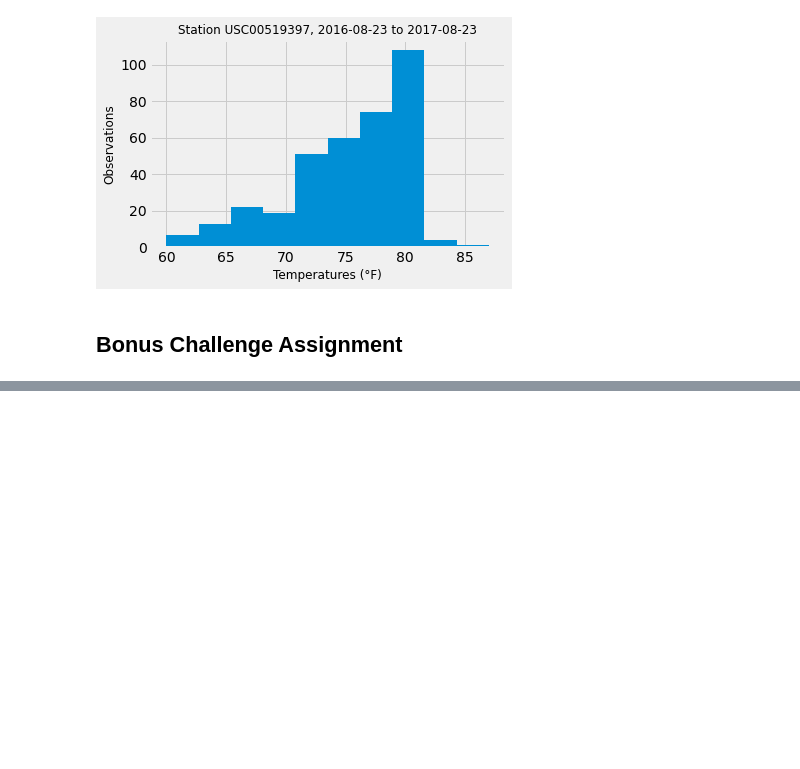
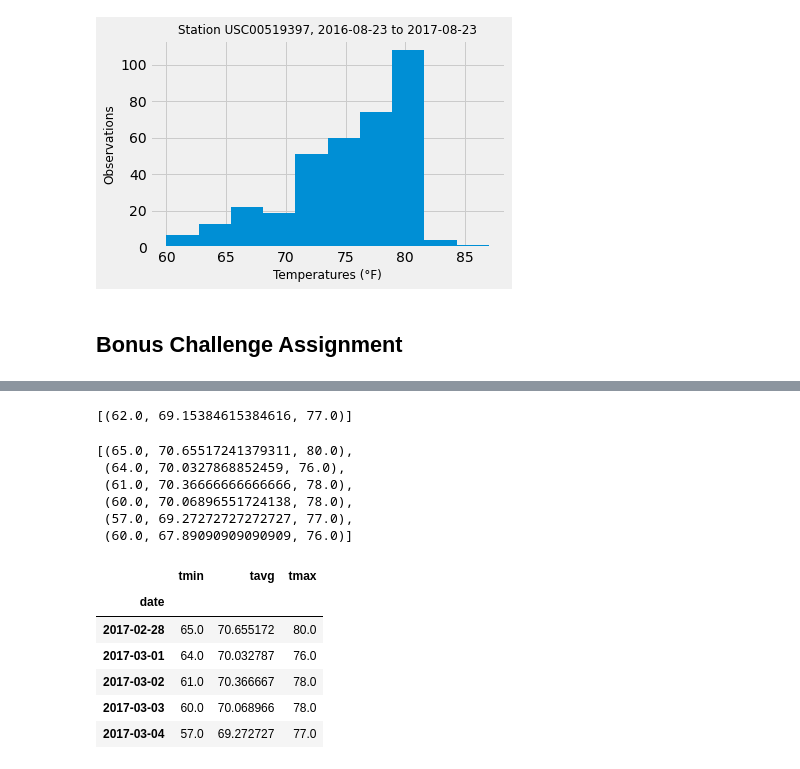
Before and after one commit to clmatherson/sqlalchemy-challenge, a Jupyter notebook: climate_starter.ipynb, the cells around one changed output, grey strips where cells are left out. Cells and saved outputs as stored; diff of their text form; code cells hidden in the pictures; blank space fills up the shorter version.

```diff
--- a/climate_starter.ipynb
+++ b/climate_starter.ipynb
@@ -326,22 +315,58 @@ def daily_normals(date):
 
     """
 
-    sel = [func.min(Measurement.tobs), func.avg(Measurement.tobs), func.max(Measurement.tobs)]
-    return session.query(*sel).filter(func.strftime("%m-%d", Measurement.date) == date).all()
+    sel = [func.min(measurement.tobs), func.avg(measurement.tobs), func.max(measurement.tobs)]
+    return session.query(*sel).filter(func.strftime("%m-%d", measurement.date) == date).all()
 
 daily_normals("01-01")
+# %% [output]
+[(62.0, 69.15384615384616, 77.0)]
 # %%
 # calculate the daily normals for your trip
 # push each tuple of calculations into a list called `normals`
+cal_normal = []
+normals = []
 
 # Set the start and end date of the trip
+start_date = '2017-02-28'
+end_date = '2017-03-05'
 
 # Use the start and end date to create a range of dates
+date_range = pd.date_range(start=start_date, end=end_date)
 
 # Stip off the year and save a list of %m-%d strings
+mth_day_lst = date_range.strftime('%m-%d')
 
 # Loop through the list of %m-%d strings and calculate the normals for each date
+for date in mth_day_lst:
+    cal_normal.append(daily_normals(date))
+
+# Flatten The List
+for day in cal_normal:
+    for cal in day:
+        normals.append(cal)
+
+normals
+# %% [output]
+[(65.0, 70.65517241379311, 80.0),
+ (64.0, 70.0327868852459, 76.0),
+ (61.0, 70.36666666666666, 78.0),
+ (60.0, 70.06896551724138, 78.0),
+ (57.0, 69.27272727272727, 77.0),
+ (60.0, 67.89090909090909, 76.0)]
 # %%
 # Load the previous query results into a Pandas DataFrame and add the `trip_dates` range as the `date` index
+daily_norms_df = pd.DataFrame(normals, columns=['tmin', 'tavg', 'tmax'])
+daily_norms_df['date'] = date_range
+daily_norms_df.set_index(['date'], inplace=True)
+daily_norms_df.head()
+# %% [output]
+|  | tmin | tavg | tmax |
+| date |  |  |  |
+| 2017-02-28 | 65.0 | 70.655172 | 80.0 |
+| 2017-03-01 | 64.0 | 70.032787 | 76.0 |
+| 2017-03-02 | 61.0 | 70.366667 | 78.0 |
+| 2017-03-03 | 60.0 | 70.068966 | 78.0 |
+| 2017-03-04 | 57.0 | 69.272727 | 77.0 |
 # %%
 # Plot the daily normals as an area plot with `stacked=False`
```
Also changed, not shown: parts of 8 cells of this notebook, 2 other files.
